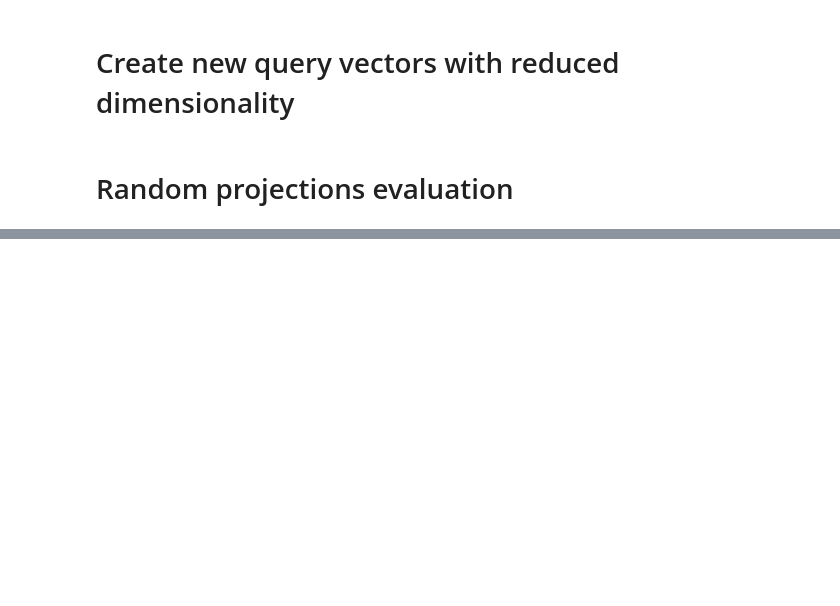
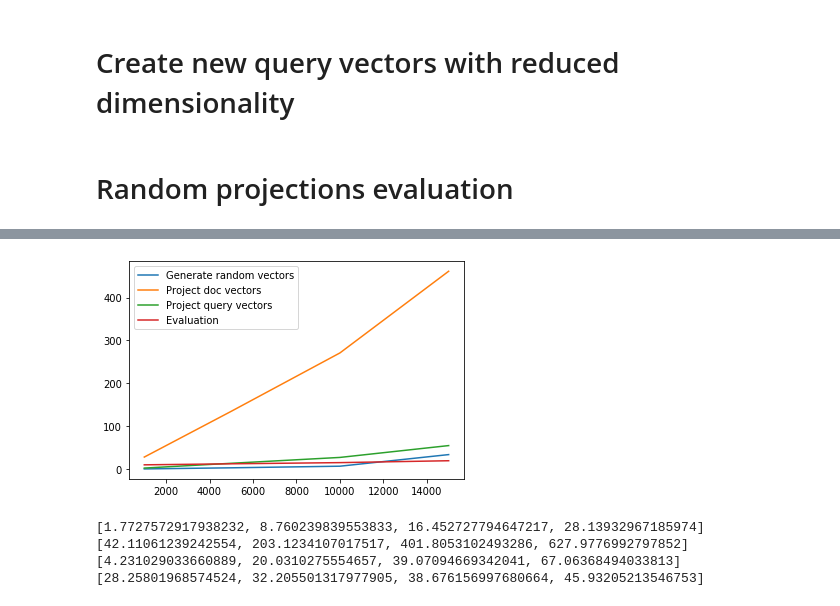
Before and after one commit to tugaevaea/IRWS, a Jupyter notebook: random_projections.ipynb, the cells around one changed output, grey strips where cells are left out. Saved outputs shown, nothing was run; the diff lists cells and outputs as text; code cells hidden in the pictures; blank space fills up the shorter version.

```diff
--- a/random_projections.ipynb
+++ b/random_projections.ipynb
@@ -269,28 +246,19 @@ Average nDCG = 0.27555150854947086
 # %%
-time_get_rand_vec = []
-time_hash_norm_doc = []
-time_hash_norm_q=[]
-time_evaluation=[]
-for i in [1000, 5000, 10000, 15000]:
-    start_time_rand_vect = time.time()
-    random_vectors_test = get_random_vectors(vocab_size, m = i)
-    time_get_rand_vec.append(time.time()-start_time_rand_vect)
-
-    start_hash_norm_doc = time.time()
-    doc_projections_test = compute_hash(norm(doc_vectors), random_vectors_test, 0)
-    time_hash_norm_doc.append(time.time() - start_hash_norm_doc)
-
-    start_hash_norm_q = time.time()
-    q_projections_test = compute_hash(norm(q_vectors),random_vectors_test, 0)
-    time_hash_norm_q.append(time.time() - start_hash_norm_q)
-
-    start_evaluation = time.time()
-    rand_proj_evaluation_test = full_evaluation(q_projections_test, doc_projections_test, k=10, random_projections = True)
-    time_evaluation.append(time.time() - start_evaluation)
-
-plt.plot([1000, 5000, 10000, 15000], time_get_random_vect, label = "Generate random vectors")
-plt.plot([1000, 5000, 10000, 15000], time_get_random_vect, label = "Project doc vectors")
-plt.plot([1000, 5000, 10000, 15000], time_get_random_vect, label = "Project query vectors")
-plt.plot([1000, 5000, 10000, 15000], time_get_random_vect, label = "Evaluation")
+plt.plot([1000, 5000, 10000, 15000], time_get_rand_vec, label = "Generate random vectors")
+plt.plot([1000, 5000, 10000, 15000], time_hash_norm_doc, label = "Project doc vectors")
+plt.plot([1000, 5000, 10000, 15000], time_hash_norm_q, label = "Project query vectors")
+plt.plot([1000, 5000, 10000, 15000], time_evaluation, label = "Evaluation")
 plt.legend()
 plt.show()
+# %% [output]
+[figure, added]
+# %%
+print(time_get_rand_vec)
+print(time_hash_norm_doc)
+print(time_hash_norm_q)
+print(time_evaluation)
+# %% [output]
+[1.7727572917938232, 8.760239839553833, 16.452727794647217, 28.13932967185974]
+[42.11061239242554, 203.1234107017517, 401.8053102493286, 627.9776992797852]
+[4.231029033660889, 20.0310275554657, 39.07094669342041, 67.06368494033813]
+[28.25801968574524, 32.205501317977905, 38.676156997680664, 45.93205213546753]
```
Also changed, not shown: parts of 13 cells of this notebook.
